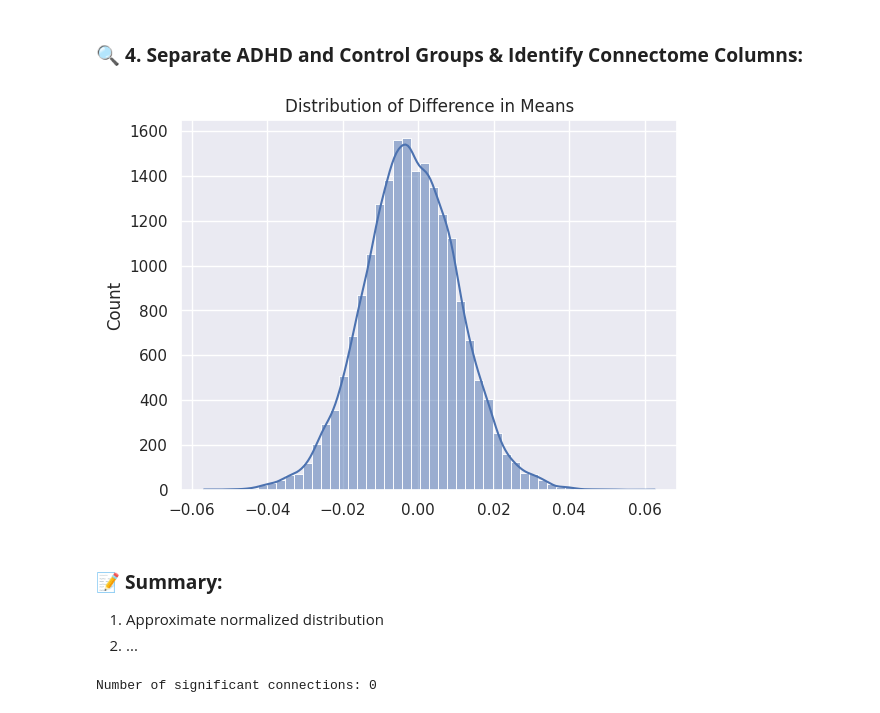
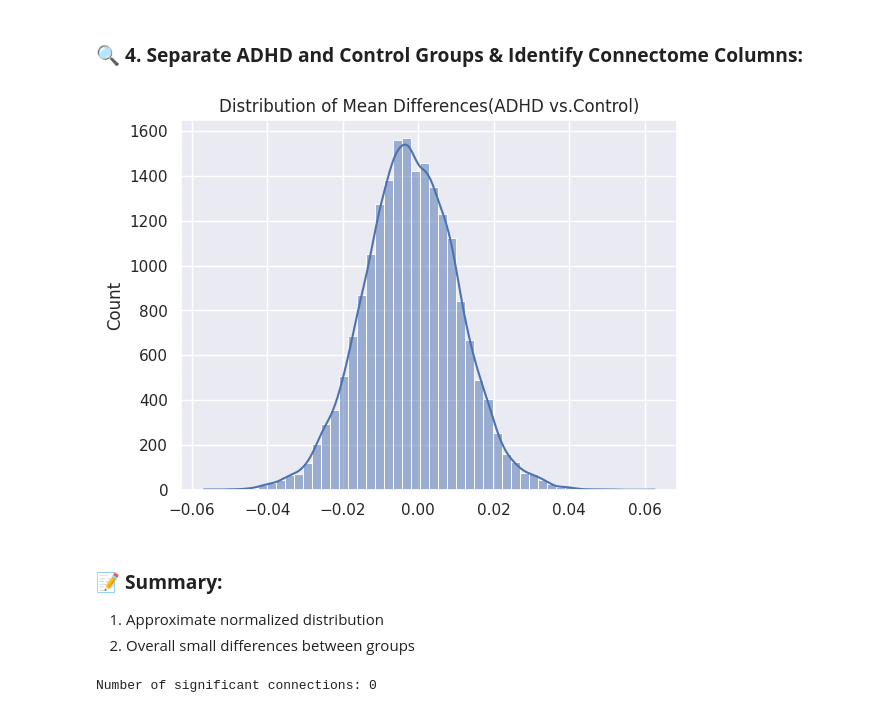
Before and after one commit to yigaai/Psycho_Neuro_ML_Project, a Jupyter notebook: understand-adhd.ipynb, the cells around one changed output. Cells and saved outputs as stored; diff of their text form; code cells hidden in the pictures.

Commit message:
Kaggle Notebook | Understand_ADHD(draft) | Understand_ADHD(drafttttttt)

```diff
--- a/understand-adhd.ipynb
+++ b/understand-adhd.ipynb
@@ -746,21 +746,21 @@ connectome_cols = [col for col in df_fcm.columns if 'throw' in col]
 # %%
 adhd_means = adhd_group[connectome_cols].mean()
 control_means = control_group[connectome_cols].mean()
 diff = adhd_means - control_means
 
 sns.histplot(data=diff,
         bins=50,
         kde=True)
 
-plt.title(f'Distribution of Difference in Means')
+plt.title('Distribution of Mean Differences(ADHD vs.Control)')
 plt.show()
 # %% [output]
-[figure, old version]
+[figure, new version]
 # %% [markdown]
 ### 📝 **Summary:**
 
 1. Approximate normalized distribution
-2. ...
+2. Overall small differences between groups
 # %%
 from scipy.stats import ttest_ind
 from statsmodels.stats.multitest import fdrcorrection
```
